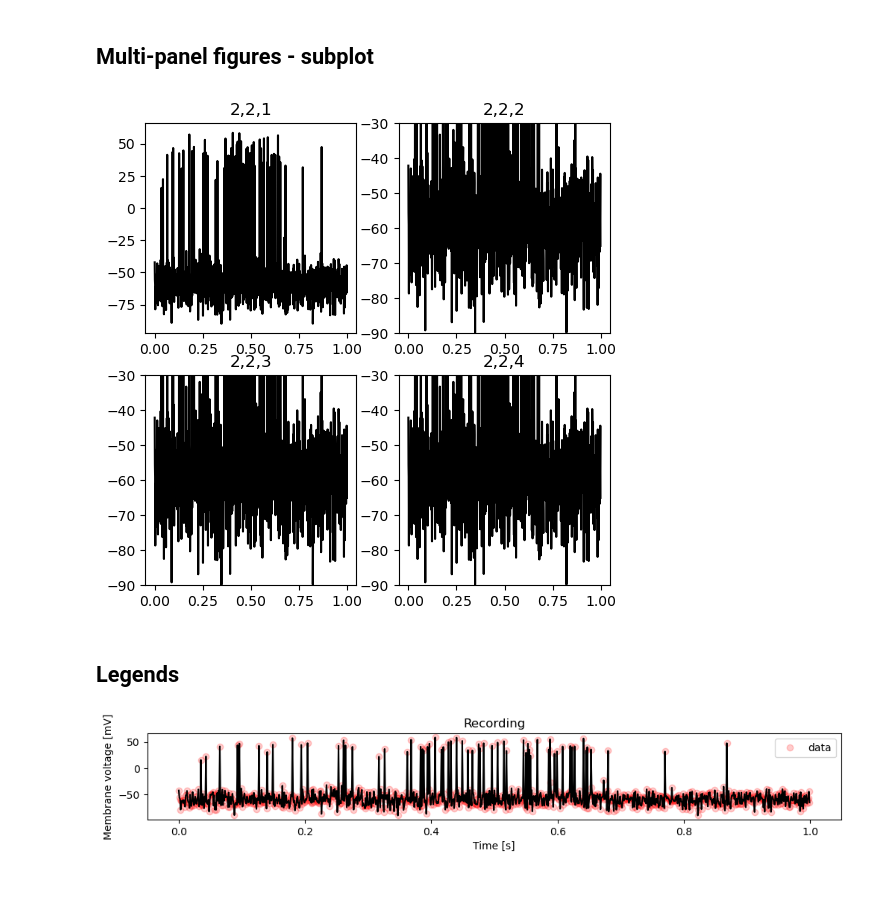
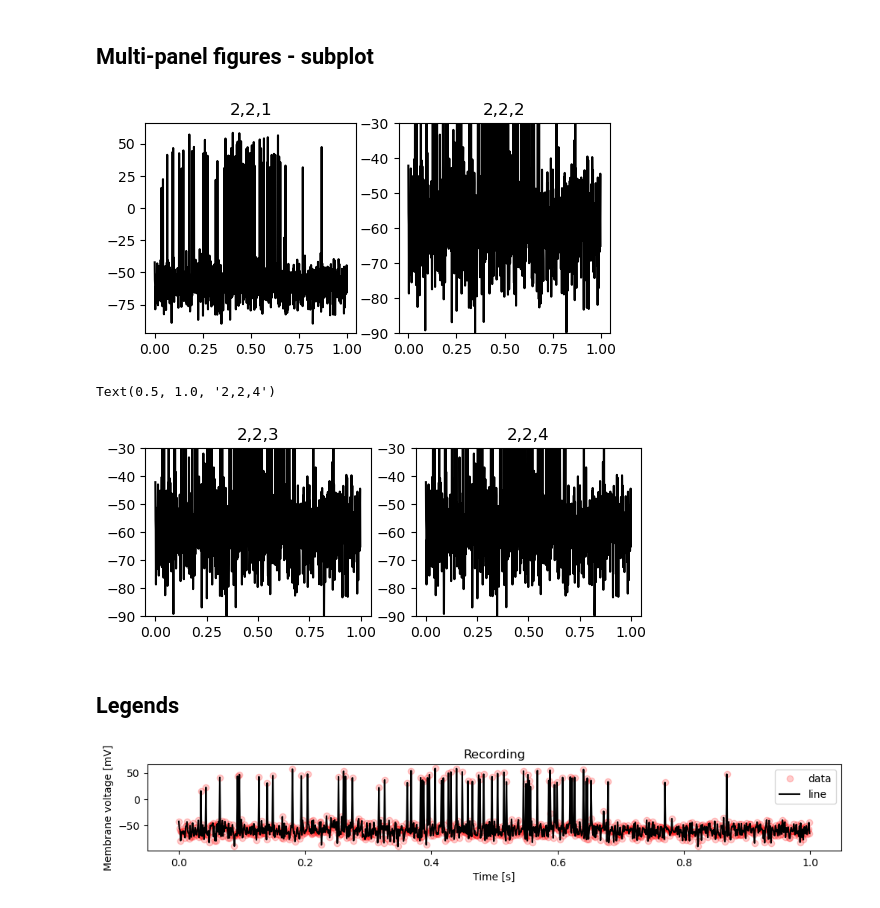
Before and after one commit to janclemenslab/neu715, a Jupyter notebook: docs/_sources/lectures/lecture 2/2.02_matplotlib.ipynb, the cells around one changed output. Saved outputs shown, nothing was run; the diff lists cells and outputs as text; code cells hidden in the pictures.

```diff
--- a/docs/_sources/lectures/lecture 2/2.02_matplotlib.ipynb
+++ b/docs/_sources/lectures/lecture 2/2.02_matplotlib.ipynb
@@ -125,38 +122,40 @@ plt.show()
 ## Multi-panel figures - subplot
 # %%
 plt.figure(figsize=(6, 6))
-plt.subplot(2, 2, 1)  # activate/select first panel for plotting
+plt.subplot(2, 4, 3)  # activate/select first panel for plotting
 plt.plot(times_seconds, voltage_trace, 'k')
 plt.title("2,2,1")
 
 plt.subplot(2, 2, 2)  # select second panel
 plt.plot(times_seconds, voltage_trace, 'k')
 plt.ylim(-90, -30)
 plt.title("2,2,2")
+
+plt.show()
 
 plt.subplot(2, 2, 3)  # select third panel = axes
 plt.plot(times_seconds, voltage_trace, 'k')
 plt.ylim(-90, -30)
 plt.title("2,2,3")
 
 plt.subplot(2, 2, 4)  # select fourth panel = axes
 plt.plot(times_seconds, voltage_trace, 'k')
 plt.ylim(-90, -30)
 plt.title("2,2,4")
-
-plt.show()
 # %% [output]
-[figure, old version]
+[figure, new version]
+Text(0.5, 1.0, '2,2,4')
+[figure, added]
 # %% [markdown]
 ## Legends
 # %%
 plt.figure(figsize=(12, 1.5))
 plt.plot(times_seconds, voltage_trace, 'o', c='r', alpha=0.2, label='data')  # define legend label
+plt.plot(times_seconds, voltage_trace, '-', c='k', label='line')  # define legend label
 plt.legend()  # add the legend - alternatively: plt.legend(['line', 'dots'])
-plt.plot(times_seconds, voltage_trace, '-', c='k', label='line')  # define legend label
 plt.ylabel('Membrane voltage [mV]')  # label the y axis
 plt.xlabel('Time [s]')  # label the y axis
 plt.title('Recording')
 plt.show()
 # %% [output]
-[figure, old version]
+[figure, new version]
```
Also changed, not shown: parts of 5 cells of this notebook, 29 other files.
